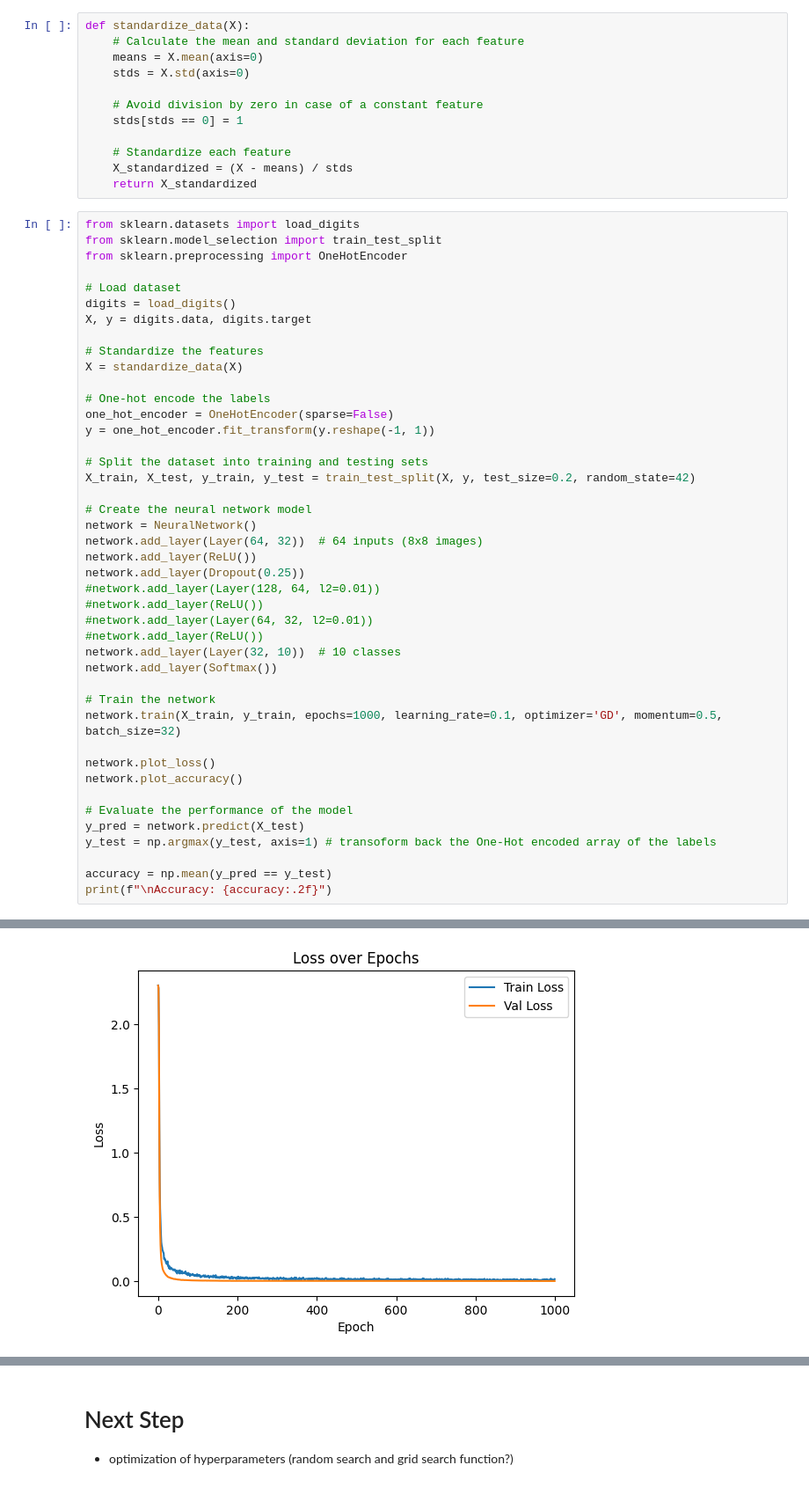
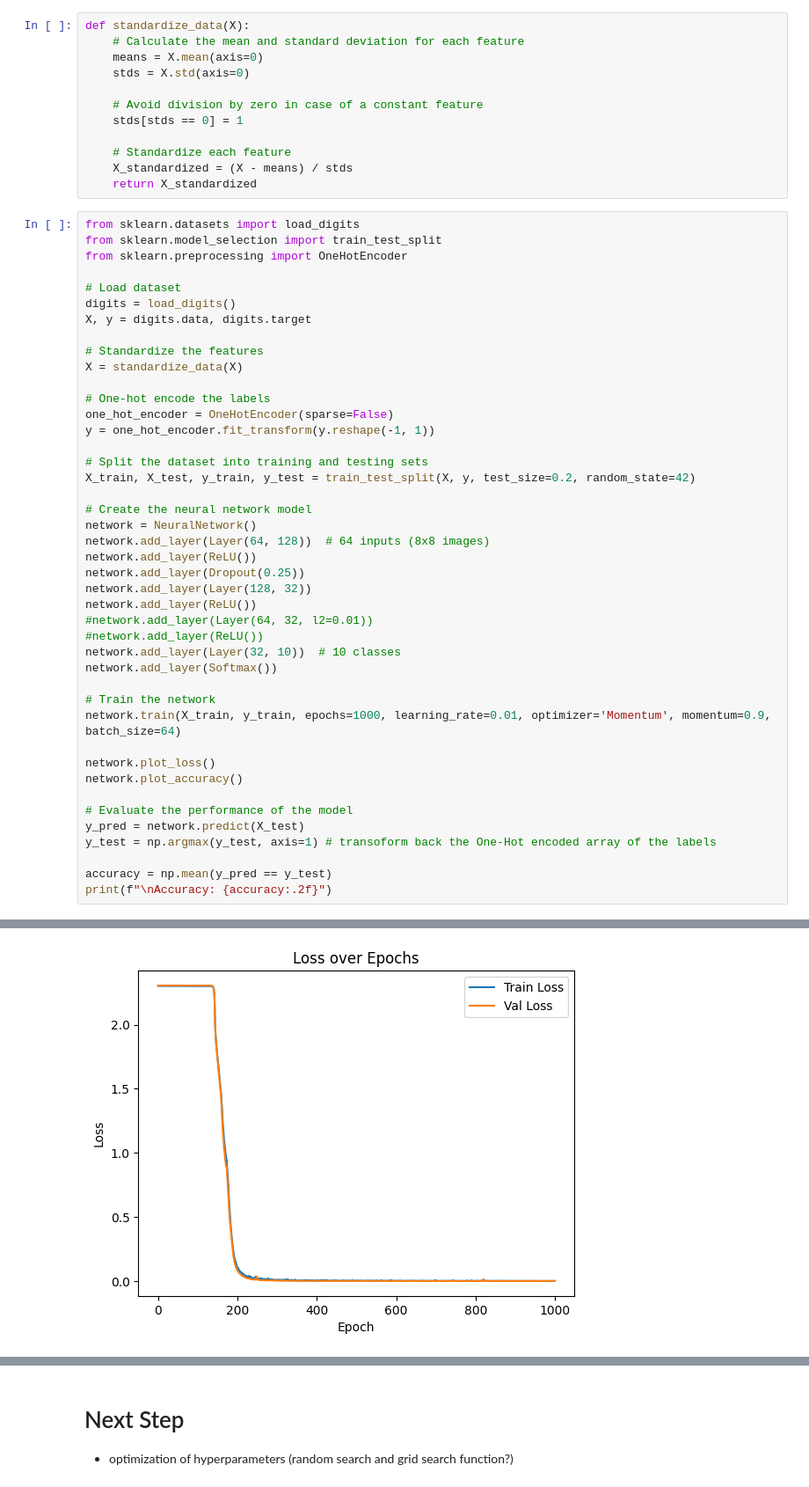
Before and after one commit to alessandroAbati/Programming_And_Mathematics_For_AI, a Jupyter notebook: Main_V2.ipynb, the cells around one changed output, grey strips where cells are left out. Shown at 88% size. Drawn from its saved outputs; the diff is of its cells as text.

```diff
--- a/Main_V2.ipynb
+++ b/Main_V2.ipynb
@@ -376,18 +376,18 @@ X_train, X_test, y_train, y_test = train_test_split(X, y, test_size=0.2, random_
 
 # Create the neural network model
 network = NeuralNetwork()
-network.add_layer(Layer(64, 32))  # 64 inputs (8x8 images)
+network.add_layer(Layer(64, 128))  # 64 inputs (8x8 images)
 network.add_layer(ReLU())
 network.add_layer(Dropout(0.25))
-#network.add_layer(Layer(128, 64, l2=0.01))
-#network.add_layer(ReLU())
+network.add_layer(Layer(128, 32))
+network.add_layer(ReLU())
 #network.add_layer(Layer(64, 32, l2=0.01))
 #network.add_layer(ReLU())
 network.add_layer(Layer(32, 10))  # 10 classes
 network.add_layer(Softmax())
 
 # Train the network
-network.train(X_train, y_train, epochs=1000, learning_rate=0.1, optimizer='GD', momentum=0.5, batch_size=32)
+network.train(X_train, y_train, epochs=1000, learning_rate=0.01, optimizer='Momentum', momentum=0.9, batch_size=64)
 
 network.plot_loss()
 network.plot_accuracy()
@@ -419 +419 @@ Epoch 990/1000 --- Train Loss: 0.009055685445115067 --- Val Loss: 0.000140308919
-[figure, old version]
+[figure, new version]
```
Also changed, not shown: parts of 4 cells of this notebook, 4 other files.
